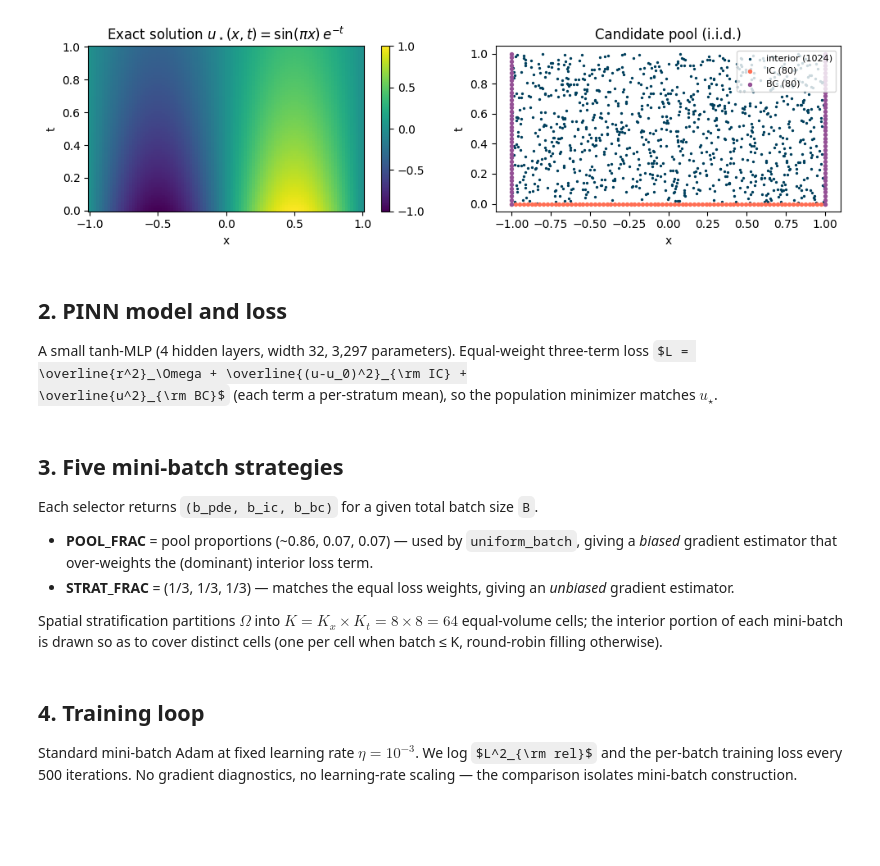
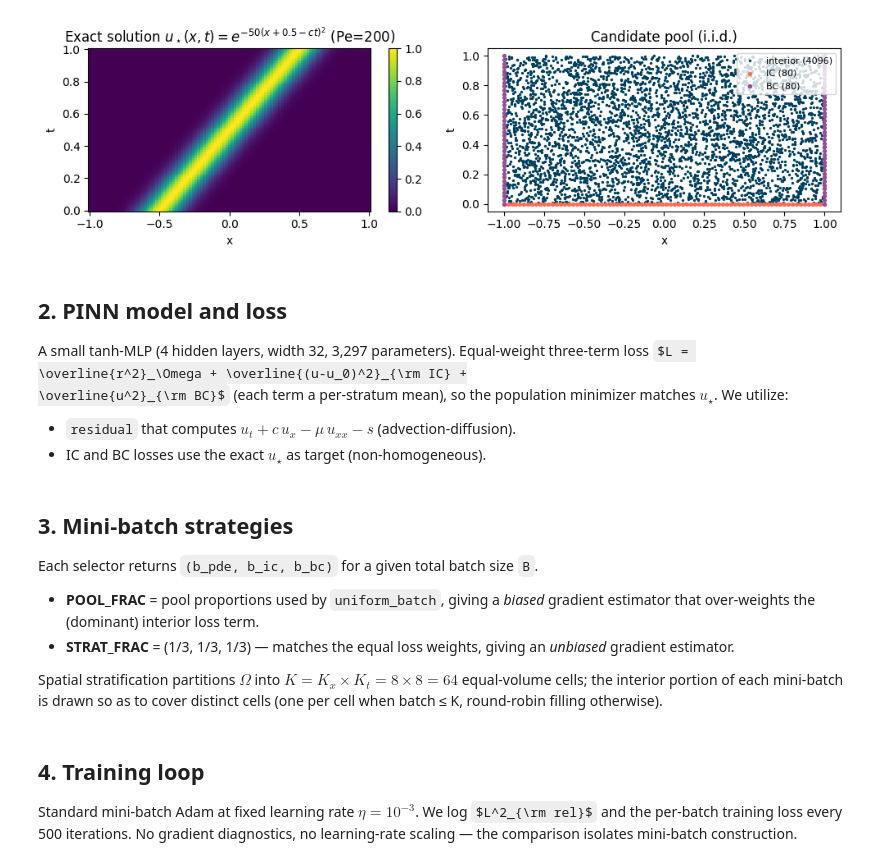
Before and after one commit to kopanicakova/intro_opt_SciML, a Jupyter notebook: notebooks/ex11.ipynb, the cells around one changed output. Drawn from its saved outputs; the diff is of its cells as text; code cells hidden in the pictures; some formulas as TeX source; blank space fills up the shorter version.

```diff
--- a/notebooks/ex11.ipynb
+++ b/notebooks/ex11.ipynb
@@ -21,7 +29,5 @@ comparison isolates mini-batch construction alone.
 # %%
-import copy
-import math
-import time
+import copy, math, time
 import numpy as np
 import torch
 import torch.nn as nn
@@ -30,8 +36,8 @@ import matplotlib.pyplot as plt
 
 torch.manual_seed(0)
 np.random.seed(0)
-# float64 because the residual involves second derivatives — float32 loses the
-# small-bias tail that distinguishes the strategies.
 torch.set_default_dtype(torch.float64)
 
 PI = math.pi
+C_ADV = 1.0
+MU    = 0.01
@@ -49,13 +51,18 @@ points (40 on each wall).
 # %%
 def u_exact(xt):
-    """Manufactured exact solution u_*(x, t) = sin(pi x) exp(-t)."""
+    """Manufactured exact solution: Gaussian pulse advecting at speed c."""
     x, t = xt[..., 0:1], xt[..., 1:2]
-    return torch.sin(PI * x) * torch.exp(-t)
+    arg = x + 0.5 - C_ADV * t
+    return torch.exp(-50.0 * arg ** 2)
 
 def src(xt):
-    """Source so that u_* satisfies u_t = u_xx + src."""
+    """Source term so u_* satisfies u_t + c u_x - mu u_xx = src."""
     x, t = xt[..., 0:1], xt[..., 1:2]
-    return torch.exp(-t) * (-torch.sin(PI * x) + (PI ** 2) * torch.sin(PI * x))
+    arg = x + 0.5 - C_ADV * t
+    u = torch.exp(-50.0 * arg ** 2)
+    # u_t + c u_x = 0 by construction (u depends only on x - c t).
+    # u_xx = (10000 arg^2 - 100) * u, hence -mu u_xx = -mu(10000 arg^2 - 100) u
+    return -MU * (10000.0 * arg ** 2 - 100.0) * u
 
 M_PDE = 4096
 M_IC  = 80
@@ -69,35 +76,35 @@ def make_pool(seed=1, m_pde=M_PDE):
     xt_pde[:, 1] = torch.rand(m_pde, generator=g)
     xt_ic = torch.zeros(M_IC, 2)
     xt_ic[:, 0] = torch.linspace(-1, 1, M_IC)
     half = M_BC // 2
     xt_bc = torch.zeros(M_BC, 2)
     xt_bc[:half, 0] = -1.0; xt_bc[:half, 1] = torch.linspace(0, 1, half)
     xt_bc[half:, 0] =  1.0; xt_bc[half:, 1] = torch.linspace(0, 1, M_BC - half)
     return xt_pde, xt_ic, xt_bc
 
 # Test grid for L2 error.
 nx, nt = 101, 101
 xx = torch.linspace(-1, 1, nx); tt = torch.linspace(0, 1, nt)
 X_TEST, T_TEST = torch.meshgrid(xx, tt, indexing='xy')
 TEST_XT = torch.stack([X_TEST.reshape(-1), T_TEST.reshape(-1)], dim=1)
 TEST_U  = u_exact(TEST_XT)
 
 xt_pde_pool, xt_ic_pool, xt_bc_pool = make_pool(seed=1)
 
 fig, axes = plt.subplots(1, 2, figsize=(10, 3.0))
 im = axes[0].pcolormesh(X_TEST.numpy(), T_TEST.numpy(),
                         TEST_U.reshape(nt, nx).numpy(), shading='auto', cmap='viridis')
 axes[0].set_xlabel('x'); axes[0].set_ylabel('t')
-axes[0].set_title(r'Exact solution $u_\star(x,t) = \sin(\pi x)\,e^{-t}$')
+axes[0].set_title(r'Exact solution $u_\star(x,t) = e^{-50(x + 0.5 - ct)^2}$ (Pe=200)')
 fig.colorbar(im, ax=axes[0])
 axes[1].scatter(xt_pde_pool[:, 0], xt_pde_pool[:, 1], s=2, color='#003F5C', label=f'interior ({M_PDE})')
 axes[1].scatter(xt_ic_pool[:,  0], xt_ic_pool[:,  1], s=8, color='#FF6E54', label=f'IC ({M_IC})')
 axes[1].scatter(xt_bc_pool[:,  0], xt_bc_pool[:,  1], s=8, color='#955196', label=f'BC ({M_BC})')
 axes[1].set_xlabel('x'); axes[1].set_ylabel('t'); axes[1].set_title('Candidate pool (i.i.d.)')
 axes[1].legend(loc='upper right', fontsize=8)
 plt.tight_layout(); plt.show()
 # %% [output]
-[figure, old version]
+[figure, new version]
 # %% [markdown]
 ## 2. PINN model and loss
 
@@ -105,6 +112,9 @@ A small tanh-MLP (4 hidden layers, width 32, 3,297 parameters). Equal-weight
 three-term loss $L = \overline{r^2}_\Omega + \overline{(u-u_0)^2}_{\rm IC} +
 \overline{u^2}_{\rm BC}$ (each term a per-stratum mean), so the population
 minimizer matches $u_\star$.
+We utilize:
+- `residual` that computes $u_t + c\,u_x - \mu\,u_{xx} - s$ (advection-diffusion).
+- IC and BC losses use the exact $u_\star$ as target (non-homogeneous).
 # %%
 class PINN(nn.Module):
     def __init__(self, depth=4, width=32):
@@ -152,13 +163,11 @@ def full_pool_loss(model, xt_pde, xt_ic, xt_bc):
     L_pde = (residual(model, xt_pde) ** 2).mean()
     return float((L_pde + L_ic + L_bc).detach())
 # %% [markdown]
-## 3. Five mini-batch strategies
+## 3. Mini-batch strategies
 
 Each selector returns `(b_pde, b_ic, b_bc)` for a given total batch size `B`.
 
-- **POOL_FRAC** = pool proportions (~0.86, 0.07, 0.07) — used by `uniform_batch`,
-  giving a *biased* gradient estimator that over-weights the (dominant) interior
-  loss term.
+- **POOL_FRAC** = pool proportions used by `uniform_batch`, giving a *biased* gradient estimator that over-weights the (dominant) interior loss term.
 - **STRAT_FRAC** = (1/3, 1/3, 1/3) — matches the equal loss weights, giving an
   *unbiased* gradient estimator.
 
```
Also changed, not shown: parts of 9 cells of this notebook, 2 other files.
